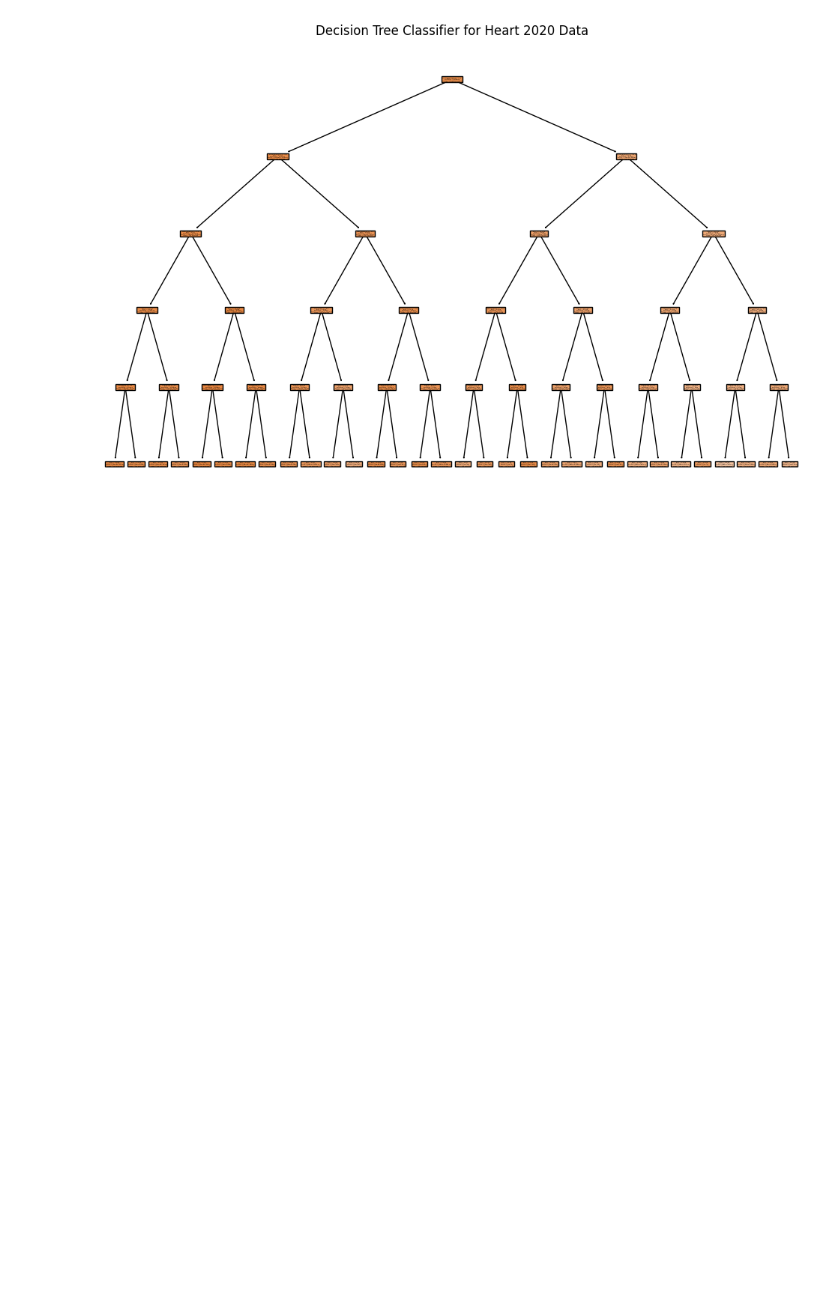
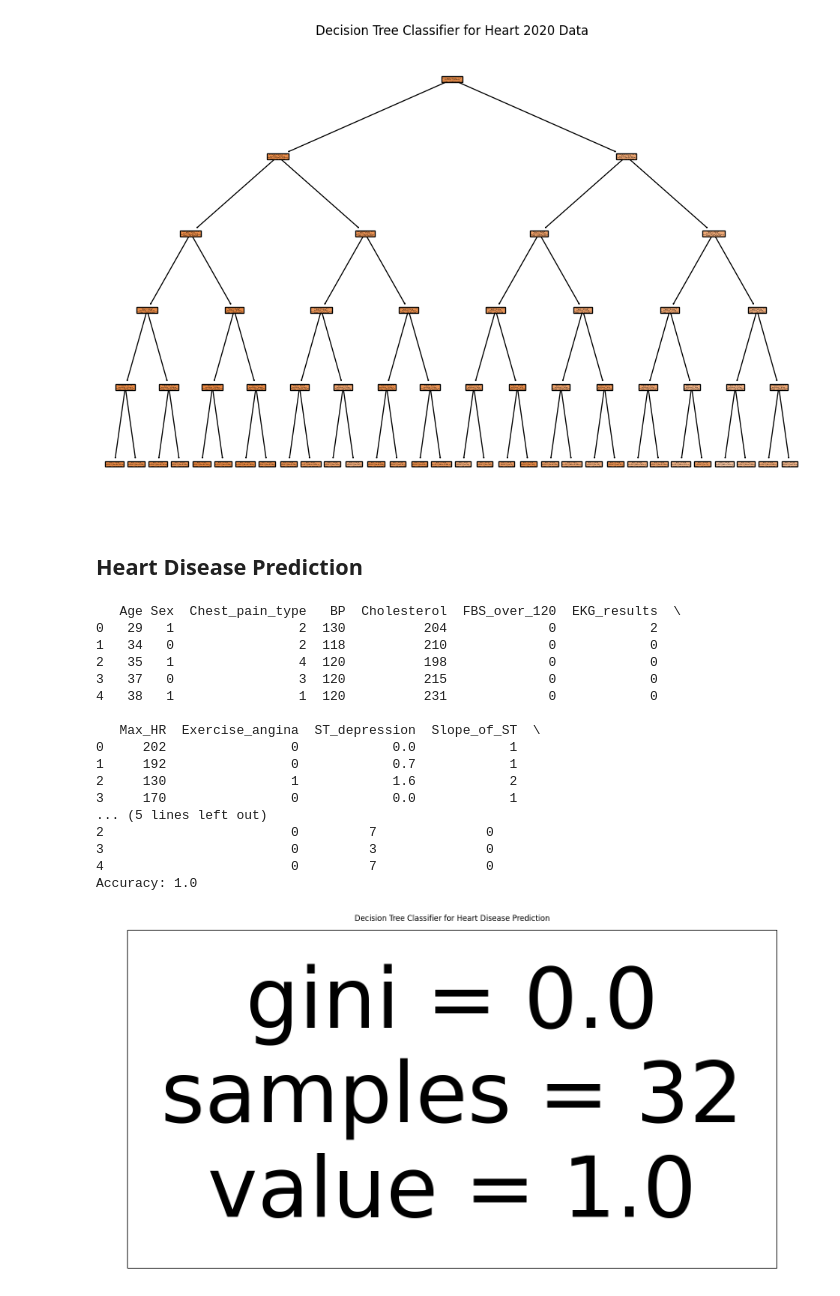
Before and after one commit to callnoah2/Healthcare_Analytics, a Jupyter notebook: code/decisionTree.ipynb, the cells around one changed output. Cells and saved outputs as stored; diff of their text form; code cells hidden in the pictures; blank space fills up the shorter version.

Commit message:
working on Heart disease prediction

```diff
--- a/code/decisionTree.ipynb
+++ b/code/decisionTree.ipynb
@@ -248,3 +248,76 @@ plt.show()
 # %% [output]
 Accuracy: 0.9125689895089042
 [figure]
+# %% [markdown]
+## Heart Disease Prediction
+# %%
+# Connect to MySQL database and fetch data
+conn = mysql.connector.connect(
+    host="localhost",
+    user="monty",
+    password="sushiSQL",
+    database="HealthCareAnalytics"
+)
+cursor = conn.cursor()
+
+# Read data from the MySQL table into a pandas DataFrame
+query = "SELECT * FROM heart_disease_prediction"
+df = pd.read_sql(query, conn)
+
+# Close the MySQL connection
+conn.close()
+
+# Display the first few rows of the DataFrame to understand the data
+print(df.head())
+
+# Check data types and handle missing values if necessary
+# For example:
+# df['Age'] = df['Age'].astype(int)  # Convert Age to integer if it's not already
+# df.dropna(inplace=True)  # Drop rows with missing values
+
+# Encode categorical variables if needed (e.g., one-hot encoding)
+# For example:
+# df_encoded = pd.get_dummies(df, columns=['Sex', 'Chest_pain_type', 'EKG_results'])
+
+# Define features (X) and target variable (y)
+X = df.drop('Heart_Disease', axis=1)  # Features are all columns except 'Heart_Disease'
+y = df['Heart_Disease']  # Target variable is 'Heart_Disease'
+
+# Split data into training and testing sets
+X_train, X_test, y_train, y_test = train_test_split(X, y, test_size=0.2, random_state=42)
+
+# Train a decision tree classifier
+model = DecisionTreeClassifier(max_depth=5)  # You can adjust max_depth as needed
+model.fit(X_train, y_train)
+
+# Make predictions using the test data
+y_pred = model.predict(X_test)
+
+# Evaluate the model
+accuracy = accuracy_score(y_test, y_pred)
+print(f"Accuracy: {accuracy}")
+
+# Plot the decision tree
+plt.figure(figsize=(20, 10))
+plot_tree(model, filled=True, feature_names=X.columns, class_names=['No Heart Disease', 'Heart Disease'])
+plt.title("Decision Tree Classifier for Heart Disease Prediction")
+plt.show()
+# %% [output]
+   Age Sex  Chest_pain_type   BP  Cholesterol  FBS_over_120  EKG_results  \
+0   29   1                2  130          204             0            2
+1   34   0                2  118          210             0            0
+2   35   1                4  120          198             0            0
+3   37   0                3  120          215             0            0
+4   38   1                1  120          231             0            0
+
+   Max_HR  Exercise_angina  ST_depression  Slope_of_ST  \
+0     202                0            0.0            1
+1     192                0            0.7            1
+2     130                1            1.6            2
+3     170                0            0.0            1
+... (5 lines left out)
+2                        0         7              0
+3                        0         3              0
+4                        0         7              0
+Accuracy: 1.0
+[figure, added]
```
Also changed, not shown: 4 other files.
